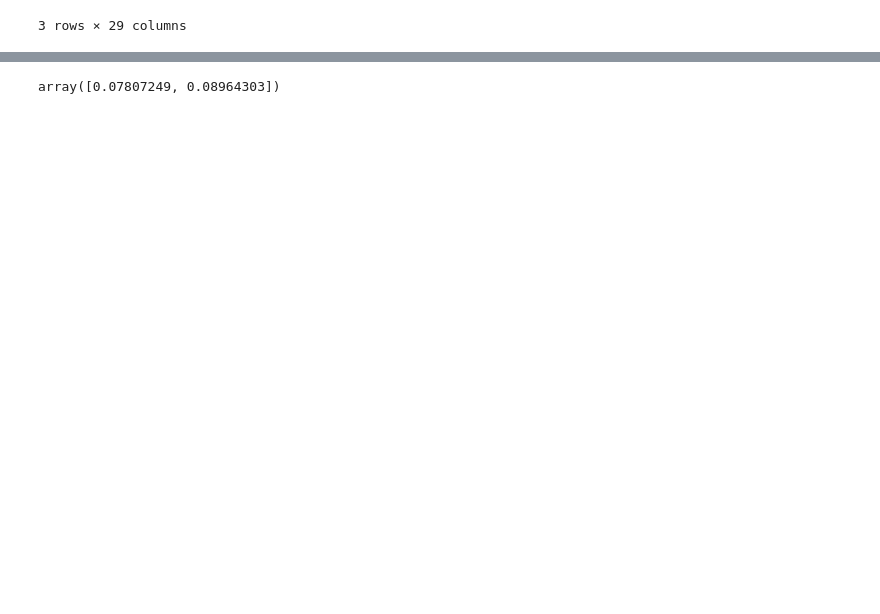
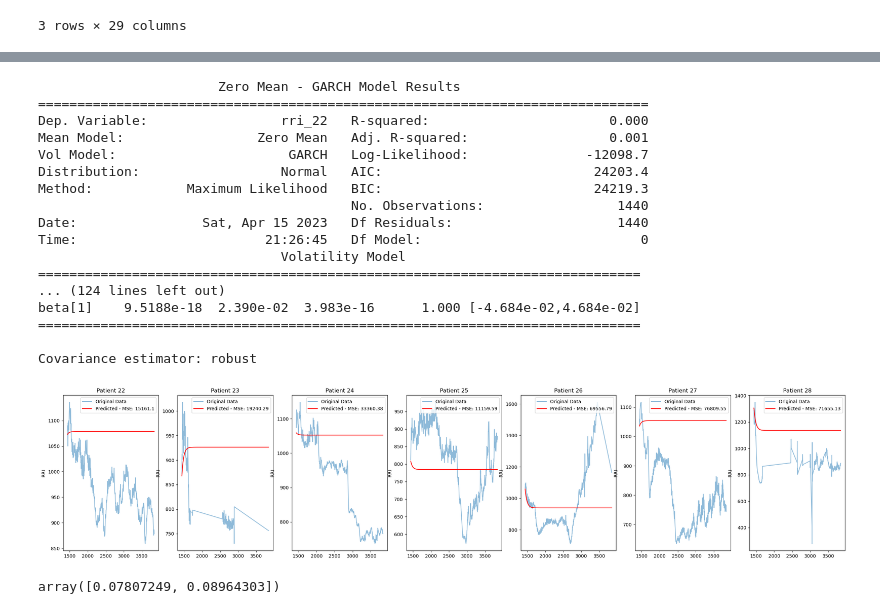
Before and after one commit to celisa/Heart-Rate-Variability-Repo, a Jupyter notebook: 02_code/final_project.ipynb, the cells around one changed output, grey strips where cells are left out. Drawn from its saved outputs; the diff is of its cells as text; code cells hidden in the pictures; blank space fills up the shorter version.

```diff
--- a/02_code/final_project.ipynb
+++ b/02_code/final_project.ipynb
@@ -324,3 +418,46 @@ model.fit(start_params = global_results['global_means'].values, disp = 'off').su
+# %%
+# plots for smoothed data
+fig, axs = plt.subplots(1, 7, figsize=(30, 6))
+warnings.filterwarnings("ignore")
+model_params = {}
+mses = []
+
+for i in range(22, 29):
+    patient = rris["rri_" + str(i)]
+    train = patient[:1440]
+    test = patient[1440:]
+
+    # fit model
+    exog = bis_all["bis_" + str(i)]
+    model, mse, predictions = fit_data(train, test, exog = exog,  p = 1, q = 1, make_rolling_predictions = False, window = 5, starting_values = global_results['global_means'])
+    print(model.summary())
+
+    # plot prediction data
+    axs[i-22].plot(test.index, test, alpha = 0.5, label = 'Original Data')
+    axs[i-22].plot(test.index, predictions, color='red', label='Predicted - MSE: ' + str(round(mse, 2)))
+    axs[i-22].set_title('Patient ' + str(i))
+    axs[i-22].set_ylabel('RRI')
+    #axs[i, j].axvline(x = 1440, color = 'r', label = 'axvline - full height')
+    axs[i-22].legend()
+# %% [output]
+                       Zero Mean - GARCH Model Results
+==============================================================================
+Dep. Variable:                 rri_22   R-squared:                       0.000
+Mean Model:                 Zero Mean   Adj. R-squared:                  0.001
+Vol Model:                      GARCH   Log-Likelihood:               -12098.7
+Distribution:                  Normal   AIC:                           24203.4
+Method:            Maximum Likelihood   BIC:                           24219.3
+                                        No. Observations:                 1440
+Date:                Sat, Apr 15 2023   Df Residuals:                     1440
+Time:                        21:26:45   Df Model:                            0
+                               Volatility Model
+=============================================================================
+... (124 lines left out)
+beta[1]    9.5188e-18  2.390e-02  3.983e-16      1.000 [-4.684e-02,4.684e-02]
+=============================================================================
+
+Covariance estimator: robust
+[figure, added]
 # %%
 model.forecast(horizon = 2, reindex = False).variance.values[-1,:]
 # %% [output]
```
Also changed, not shown: parts of 10 cells of this notebook.
